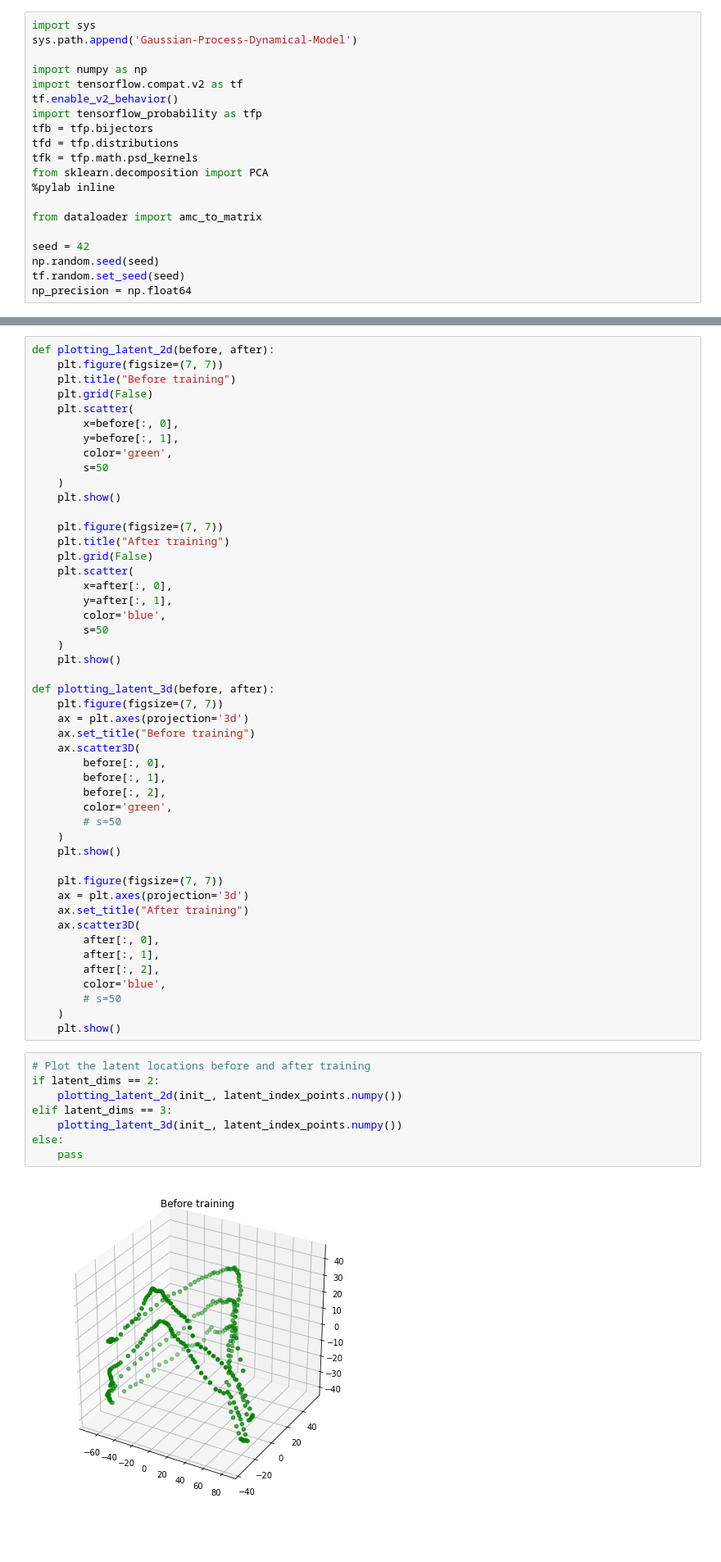
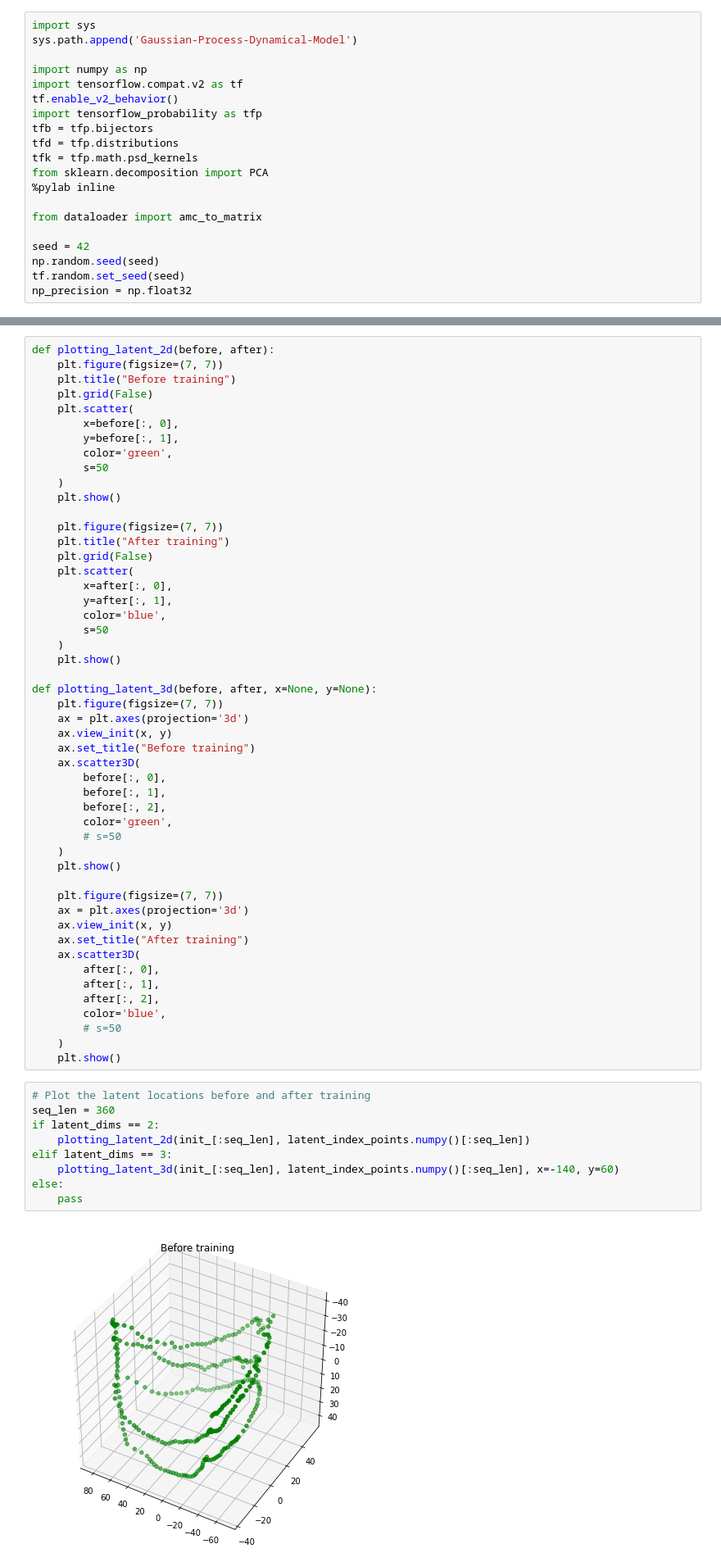
Before and after one commit to RajatRasal/Gaussian-Process-Dynamical-Model, a Jupyter notebook: experiments/Gaussian_Process_Latent_Variable_Model_for_Dynamical_Modelling.ipynb, the cells around one changed output, grey strips where cells are left out. Shown at 82% size. Saved outputs shown, nothing was run; the diff lists cells and outputs as text; blank space fills up the shorter version.

```diff
--- a/experiments/Gaussian_Process_Latent_Variable_Model_for_Dynamical_Modelling.ipynb
+++ b/experiments/Gaussian_Process_Latent_Variable_Model_for_Dynamical_Modelling.ipynb
@@ -35,6 +48,6 @@ from dataloader import amc_to_matrix
 seed = 42
 np.random.seed(seed)
 tf.random.set_seed(seed)
-np_precision = np.float64
+np_precision = np.float32
 # %% [output]
 Populating the interactive namespace from numpy and matplotlib
@@ -206,9 +279,10 @@ def plotting_latent_2d(before, after):
     )
     plt.show()
 
-def plotting_latent_3d(before, after):
+def plotting_latent_3d(before, after, x=None, y=None):
     plt.figure(figsize=(7, 7))
     ax = plt.axes(projection='3d')
+    ax.view_init(x, y)
     ax.set_title("Before training")
     ax.scatter3D(
         before[:, 0],
@@ -221,6 +295,7 @@ def plotting_latent_3d(before, after):
 
     plt.figure(figsize=(7, 7))
     ax = plt.axes(projection='3d')
+    ax.view_init(x, y)
     ax.set_title("After training")
     ax.scatter3D(
         after[:, 0],
@@ -232,11 +307,12 @@ def plotting_latent_3d(before, after):
     plt.show()
 # %%
 # Plot the latent locations before and after training
+seq_len = 360
 if latent_dims == 2:
-    plotting_latent_2d(init_, latent_index_points.numpy())
+    plotting_latent_2d(init_[:seq_len], latent_index_points.numpy()[:seq_len])
 elif latent_dims == 3:
-    plotting_latent_3d(init_, latent_index_points.numpy())
+    plotting_latent_3d(init_[:seq_len], latent_index_points.numpy()[:seq_len], x=-140, y=60)
 else:
     pass
 # %% [output]
-[figure, old version]
+[figure, new version]
```
Also changed, not shown: parts of 13 cells of this notebook.
